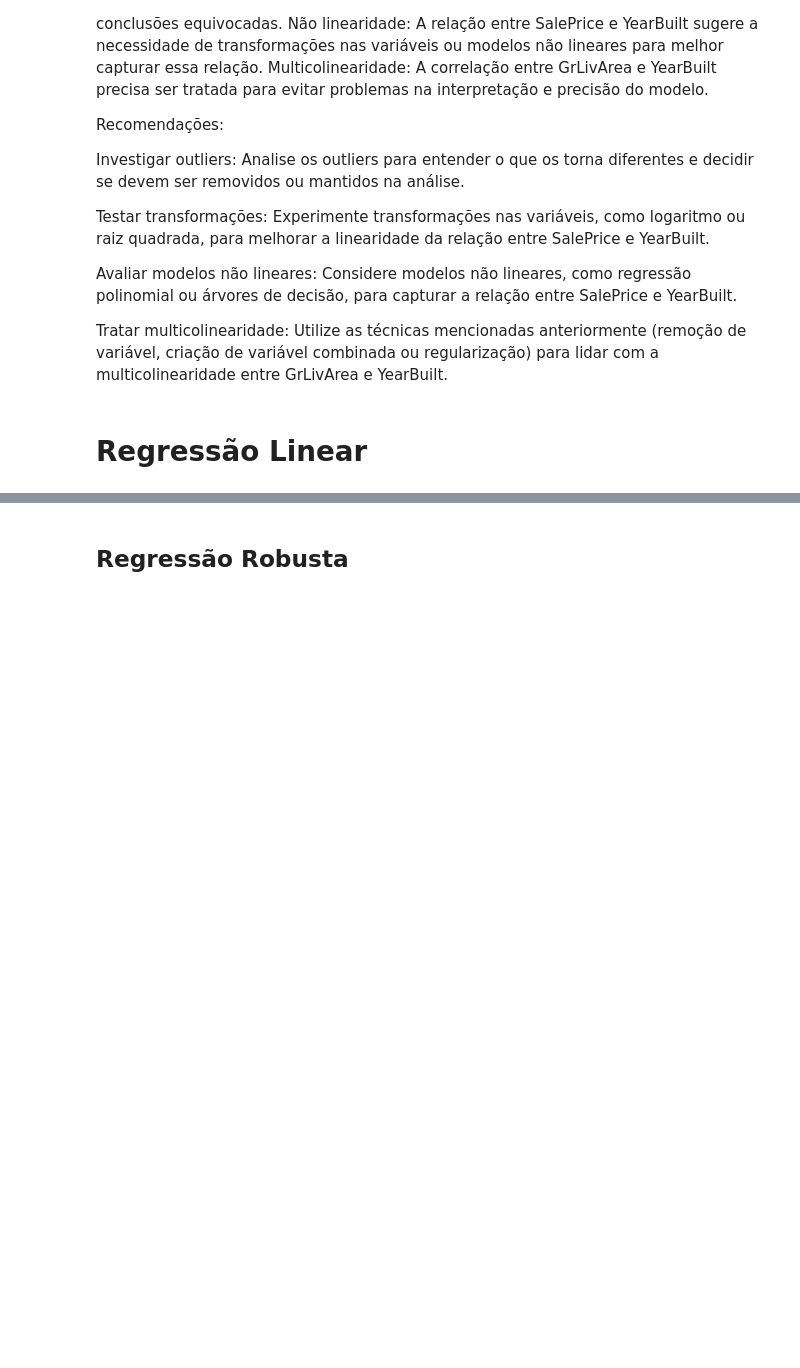
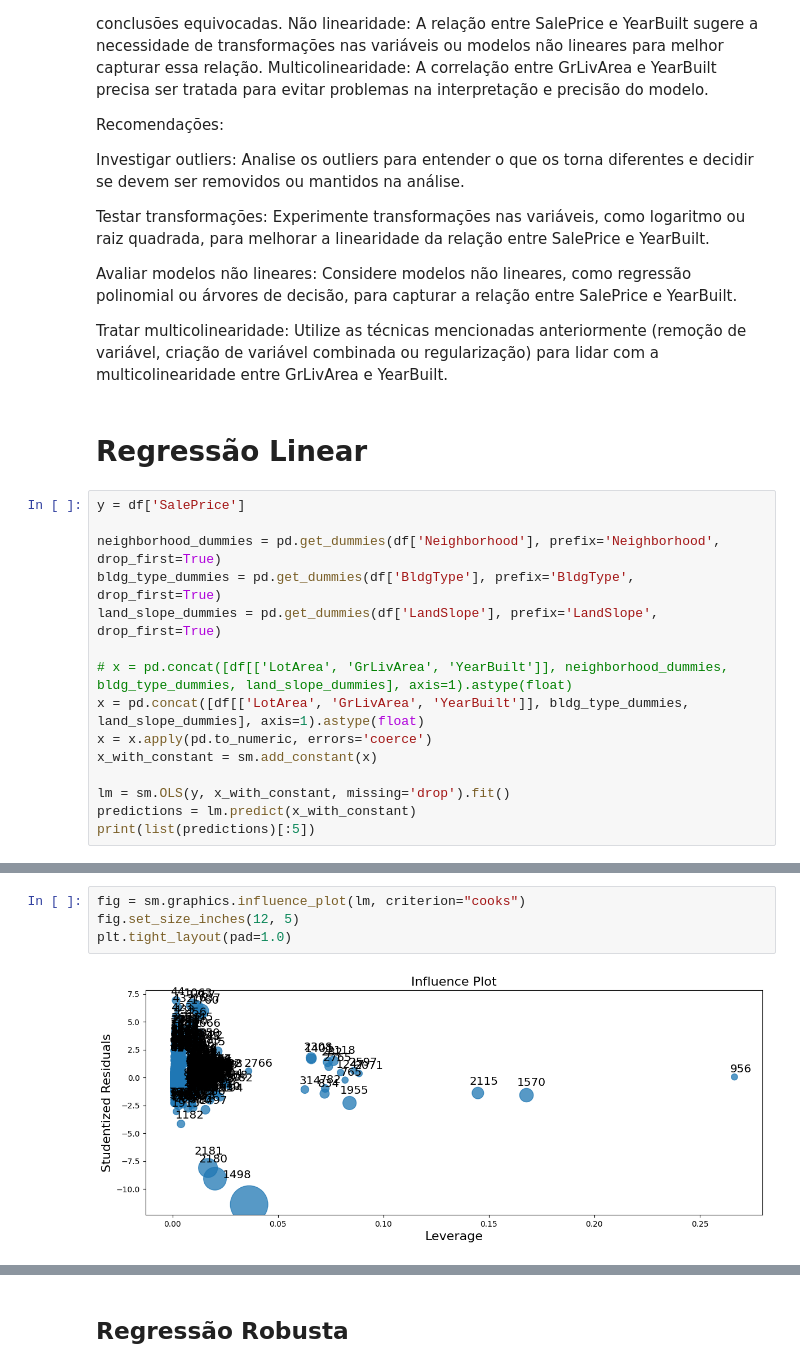
Before and after one commit to fernandosola/202412_aedi_regressao, a Jupyter notebook: notebooks/analise.ipynb, the cells around one changed output, grey strips where cells are left out. Drawn from its saved outputs; the diff is of its cells as text; blank space fills up the shorter version.

```diff
--- a/notebooks/analise.ipynb
+++ b/notebooks/analise.ipynb
@@ -1056,3 +1059,18 @@ Avaliar modelos não lineares: Considere modelos não lineares, como regressão
 Tratar multicolinearidade: Utilize as técnicas mencionadas anteriormente (remoção de variável, criação de variável combinada ou regularização) para lidar com a multicolinearidade entre GrLivArea e YearBuilt.
 # %% [markdown]
 # Regressão Linear
+# %%
+y = df['SalePrice']
+
+neighborhood_dummies = pd.get_dummies(df['Neighborhood'], prefix='Neighborhood', drop_first=True)
+bldg_type_dummies = pd.get_dummies(df['BldgType'], prefix='BldgType', drop_first=True)
+land_slope_dummies = pd.get_dummies(df['LandSlope'], prefix='LandSlope', drop_first=True)
+
+# x = pd.concat([df[['LotArea', 'GrLivArea', 'YearBuilt']], neighborhood_dummies, bldg_type_dummies, land_slope_dummies], axis=1).astype(float)
+x = pd.concat([df[['LotArea', 'GrLivArea', 'YearBuilt']], bldg_type_dummies, land_slope_dummies], axis=1).astype(float)
+x = x.apply(pd.to_numeric, errors='coerce')
+x_with_constant = sm.add_constant(x)
+
+lm = sm.OLS(y, x_with_constant, missing='drop').fit()
+predictions = lm.predict(x_with_constant)
+print(list(predictions)[:5])
@@ -1060,0 +1139,6 @@ Tratar multicolinearidade: Utilize as técnicas mencionadas anteriormente (remo
+# %%
+fig = sm.graphics.influence_plot(lm, criterion="cooks")
+fig.set_size_inches(12, 5)
+plt.tight_layout(pad=1.0)
+# %% [output]
+[figure, added]
```
Also changed, not shown: parts of 22 cells of this notebook, 3 other files.
